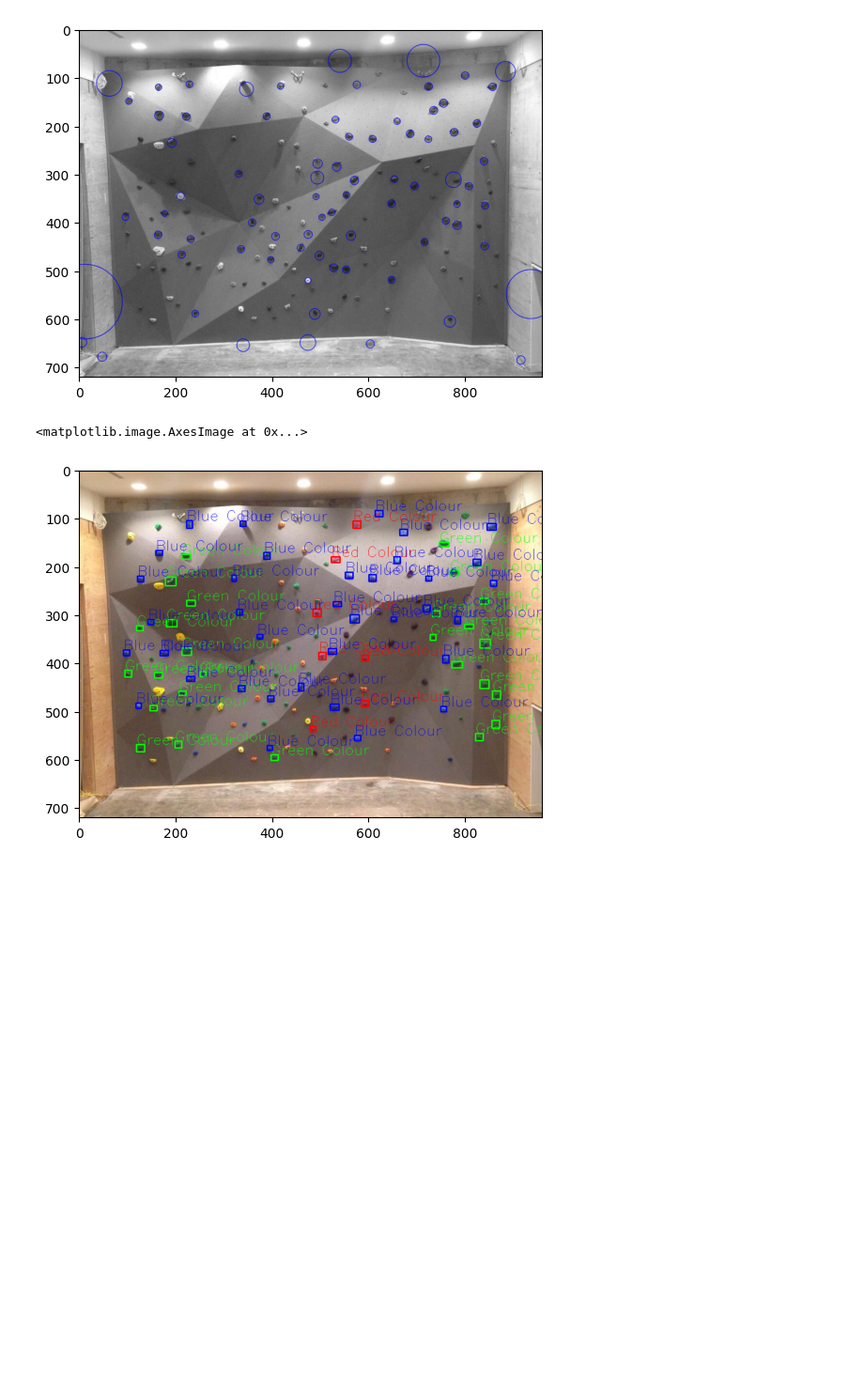
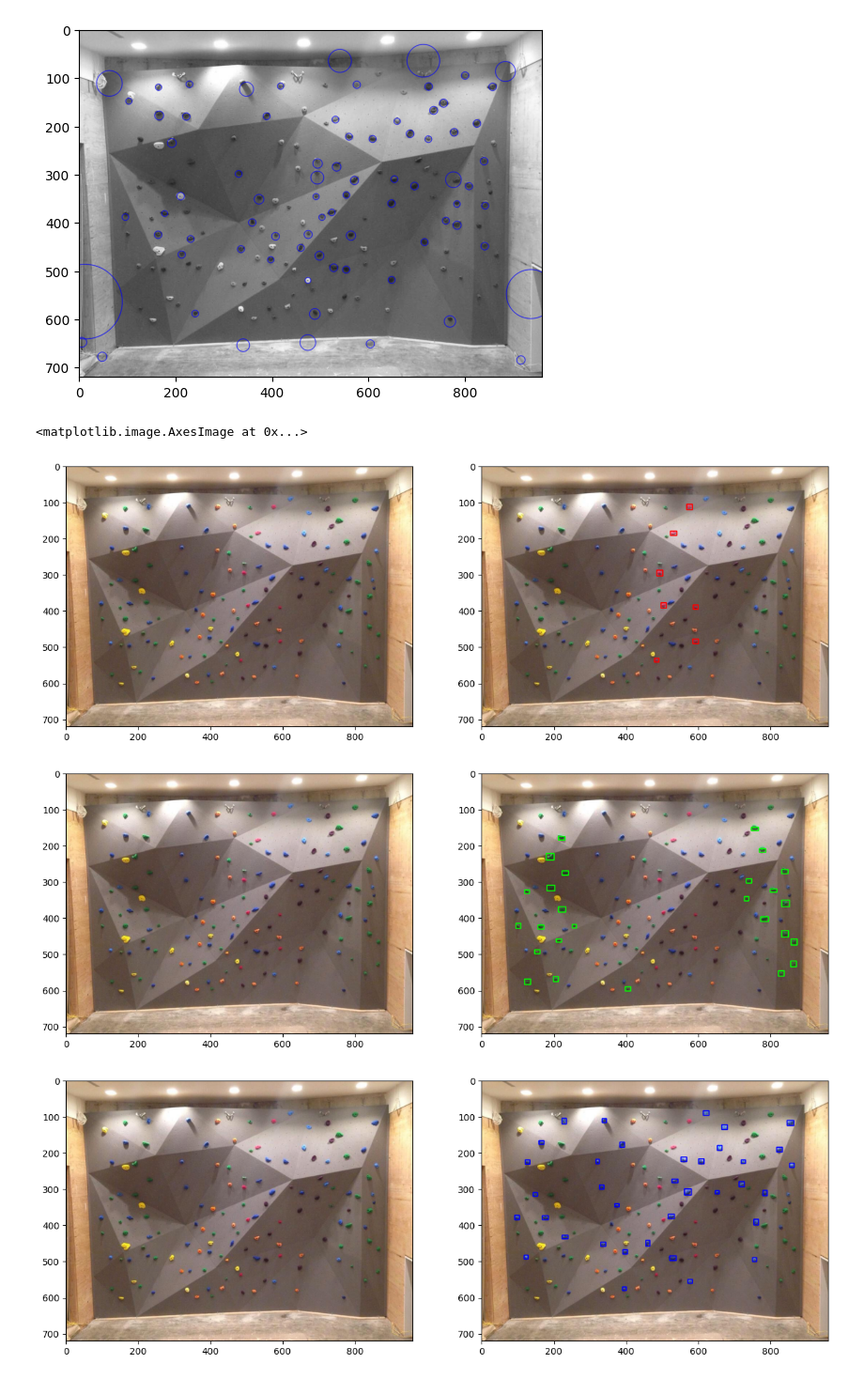
Before and after one commit to LeonardoBottonaUniTn/siv_project, a Jupyter notebook: leonardo_test/edge_detection.ipynb, the cells around one changed output. Shown at 94% size. Cells and saved outputs as stored; diff of their text form; code cells hidden in the pictures; blank space fills up the shorter version.

```diff
--- a/leonardo_test/edge_detection.ipynb
+++ b/leonardo_test/edge_detection.ipynb
@@ -124,58 +124,61 @@ res_green = cv2.bitwise_and(image, image, mask=green_mask)
 blue_mask = cv2.dilate(blue_mask, kernal)
 res_blue = cv2.bitwise_and(image, image, mask=blue_mask)
 
+image_with_red_labels = image.copy()
+image_with_green_labels = image.copy()
+image_with_blue_labels = image.copy()
+
 # Creating contour to track red color
 contours, hierarchy = cv2.findContours(red_mask, cv2.RETR_TREE, cv2.CHAIN_APPROX_SIMPLE)
 
 for pic, contour in enumerate(contours):
     area = cv2.contourArea(contour)
-    image_with_labels = image
     if (area > 70):
         x, y, w, h = cv2.boundingRect(contour)
-        image_with_labels = cv2.rectangle(image, (x, y),
+        image_with_red_labels = cv2.rectangle(image_with_red_labels, (x, y),
                                     (x + w, y + h),
                                     (0, 0, 255), 2)
-
-        cv2.putText(image, "Red Colour", (x, y),
-                    cv2.FONT_HERSHEY_SIMPLEX, 1.0,
-                    (0, 0, 255))
 
 # Creating contour to track green color
 contours, hierarchy = cv2.findContours(green_mask,
                                         cv2.RETR_TREE,
                                         cv2.CHAIN_APPROX_SIMPLE)
 
 for pic, contour in enumerate(contours):
     area = cv2.contourArea(contour)
     if (area > 70):
         x, y, w, h = cv2.boundingRect(contour)
-        image_with_labels = cv2.rectangle(image, (x, y),
+        image_with_green_labels = cv2.rectangle(image_with_green_labels, (x, y),
                                     (x + w, y + h),
                                     (0, 255, 0), 2)
-
-        cv2.putText(image, "Green Colour", (x, y),
-                    cv2.FONT_HERSHEY_SIMPLEX,
-                    1.0, (0, 255, 0))
 
 # Creating contour to track blue color
 contours, hierarchy = cv2.findContours(blue_mask,
                                         cv2.RETR_TREE,
                                         cv2.CHAIN_APPROX_SIMPLE)
 for pic, contour in enumerate(contours):
     area = cv2.contourArea(contour)
     if (area > 70):
         x, y, w, h = cv2.boundingRect(contour)
-        image_with_labels = cv2.rectangle(image, (x, y),
+        image_with_labels_with_labels = cv2.rectangle(image_with_blue_labels, (x, y),
                                     (x + w, y + h),
                                     (255, 0, 0), 2)
 
-        cv2.putText(image, "Blue Colour", (x, y),
-                    cv2.FONT_HERSHEY_SIMPLEX,
-                    1.0, (255, 0, 0))
-
 
 # final run
-plt.imshow(cv2.cvtColor(image, cv2.COLOR_BGR2RGB))
+fig, ax = plt.subplots(1, 2, figsize=(15,10))
+ax[0].imshow(cv2.cvtColor(image, cv2.COLOR_BGR2RGB))
+ax[1].imshow(cv2.cvtColor(image_with_red_labels, cv2.COLOR_BGR2RGB))
+
+fig, ax = plt.subplots(1, 2, figsize=(15,10))
+ax[0].imshow(cv2.cvtColor(image, cv2.COLOR_BGR2RGB))
+ax[1].imshow(cv2.cvtColor(image_with_green_labels, cv2.COLOR_BGR2RGB))
+
+fig, ax = plt.subplots(1, 2, figsize=(15,10))
+ax[0].imshow(cv2.cvtColor(image, cv2.COLOR_BGR2RGB))
+ax[1].imshow(cv2.cvtColor(image_with_blue_labels, cv2.COLOR_BGR2RGB))
 # %% [output]
 <matplotlib.image.AxesImage at 0x...>
-[figure, old version]
+[figure, new version]
+[figure, added]
+[figure, added]
```
